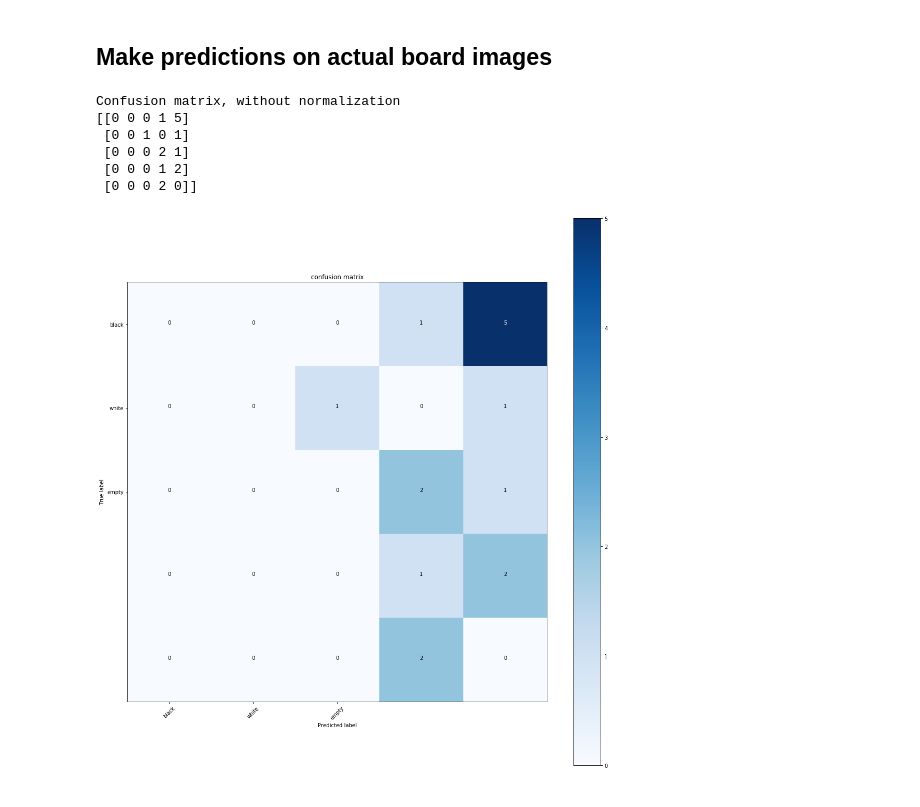
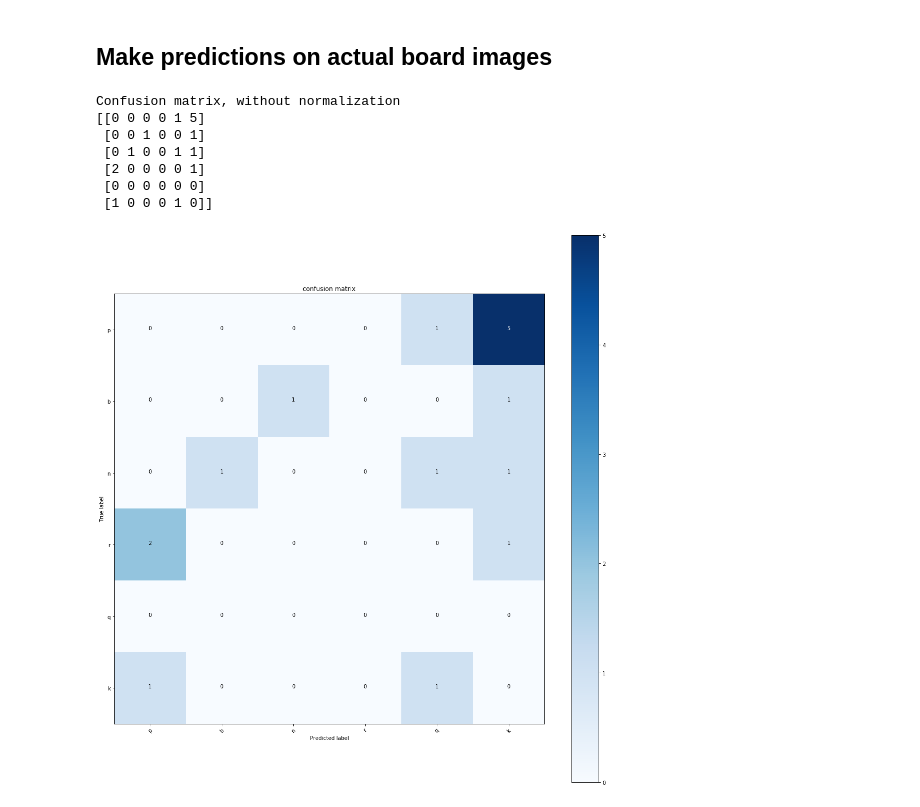
Before and after one commit to ace-racer/Extending-Board-Games-using-deep-learning, a Jupyter notebook: chess_piece_detection/6_class_classifier/ColorDetectionCNN-Modeling-Grayscale.ipynb, the cells around one changed output. Cells and saved outputs as stored; diff of their text form; code cells hidden in the pictures.

Commit message:
Add code to retrain 6 class classifier and evaluate best classifier performance on test images

```diff
--- a/chess_piece_detection/6_class_classifier/ColorDetectionCNN-Modeling-Grayscale.ipynb
+++ b/chess_piece_detection/6_class_classifier/ColorDetectionCNN-Modeling-Grayscale.ipynb
@@ -29,5 +27,17 @@ Using TensorFlow backend.
 # %%
 IMAGE_SIZE = (70, 70)
+
+def auto_canny(image, sigma=0.33):
+	# compute the median of the single channel pixel intensities
+	v = np.median(image)
+
+	# apply automatic Canny edge detection using the computed median
+	lower = int(max(0, (1.0 - sigma) * v))
+	upper = int(min(255, (1.0 + sigma) * v))
+	edged = cv2.Canny(image, lower, upper)
+
+	# return the edged image
+	return edged
 
 def process_image(image_location):
     """
@@ -45,7 +55,16 @@ def process_image(image_location):
 
     gray = cv2.cvtColor(resized_image, cv2.COLOR_BGR2GRAY)
 
-    return gray
+    # get the edges from the image
+    edges = auto_canny(gray)
+    #print(edges.shape)
+
+
+    # assert(denoised != edges)
+    # add the two images in a weighted manner
+    weighted_sum = cv2.addWeighted(gray, 0.8, edges, 0.2, 0)
+
+    return weighted_sum
 # %%
 plt.imshow(cv2.imread("C:\\Users\\issuser\\Desktop\\ExtendingBoardGamesOnline\\data\\myboard_images\\w\\f_4.jpg"), cmap='gray')
 # %% [output]
@@ -137,6 +160,13 @@ def train_6_class_cnn_model(X_train, Y_train, X_test, Y_test):
     model.add(Dropout(0.5))
 
     model.add(Flatten())
+
+    model.add(Dense(2048))
+    model.add(BatchNormalization())
+    model.add(Activation('relu'))
+    model.add(Dropout(0.5))
+
+
     model.add(Dense(256))
     model.add(BatchNormalization())
     model.add(Activation('relu'))
@@ -306,14 +336,15 @@ plot_mispredicted_images(test_images, y_test, y_test_pred)
 # %%
 X_test1, y_test1 = get_features_labels("C:\\Users\\issuser\\Desktop\\ExtendingBoardGamesOnline\\data\\actual_images_with_types")
 test_predictions1 = model.predict(X_test1, batch_size=batch_size)
 y_test_pred1 = [np.argmax(x) for x in test_predictions1]
 cnf_matrix1 = confusion_matrix(y_test1, y_test_pred1)
-plot_confusion_matrix(cnf_matrix1, classes=class_names, normalize=False,title='confusion matrix')
+plot_confusion_matrix(cnf_matrix1, classes=type_name_to_label, normalize=False,title='confusion matrix')
 # %% [output]
 Confusion matrix, without normalization
-[[0 0 0 1 5]
- [0 0 1 0 1]
- [0 0 0 2 1]
- [0 0 0 1 2]
- [0 0 0 2 0]]
+[[0 0 0 0 1 5]
+ [0 0 1 0 0 1]
+ [0 1 0 0 1 1]
+ [2 0 0 0 0 1]
+ [0 0 0 0 0 0]
+ [1 0 0 0 1 0]]
-[figure, old version]
+[figure, new version]
```
Also changed, not shown: parts of 6 cells of this notebook.
